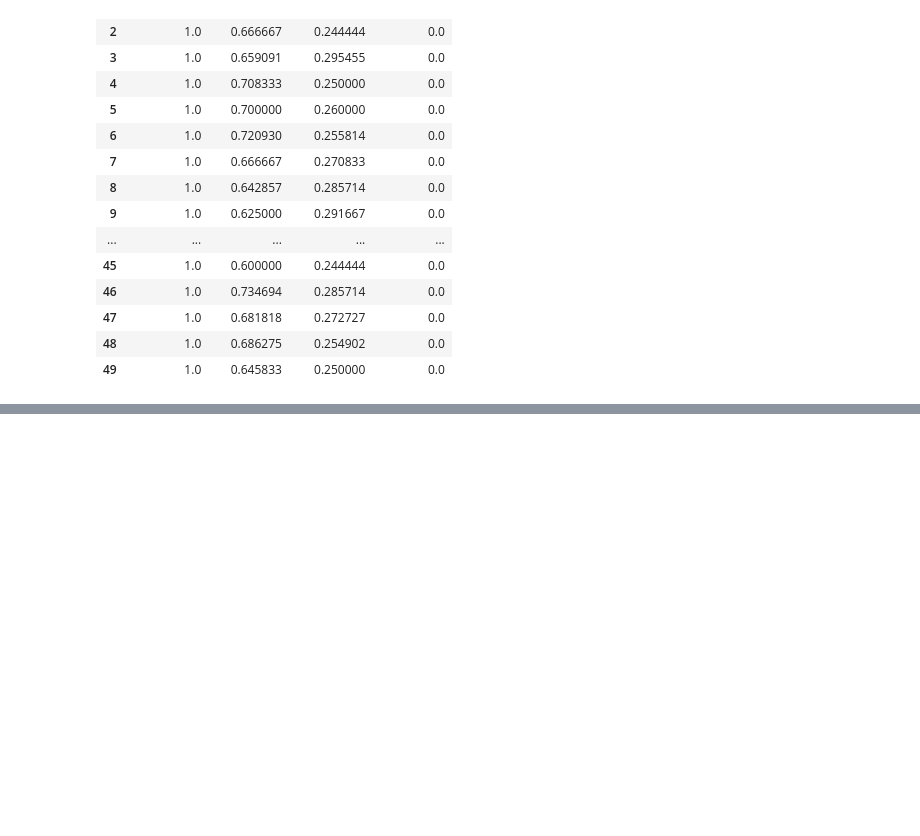
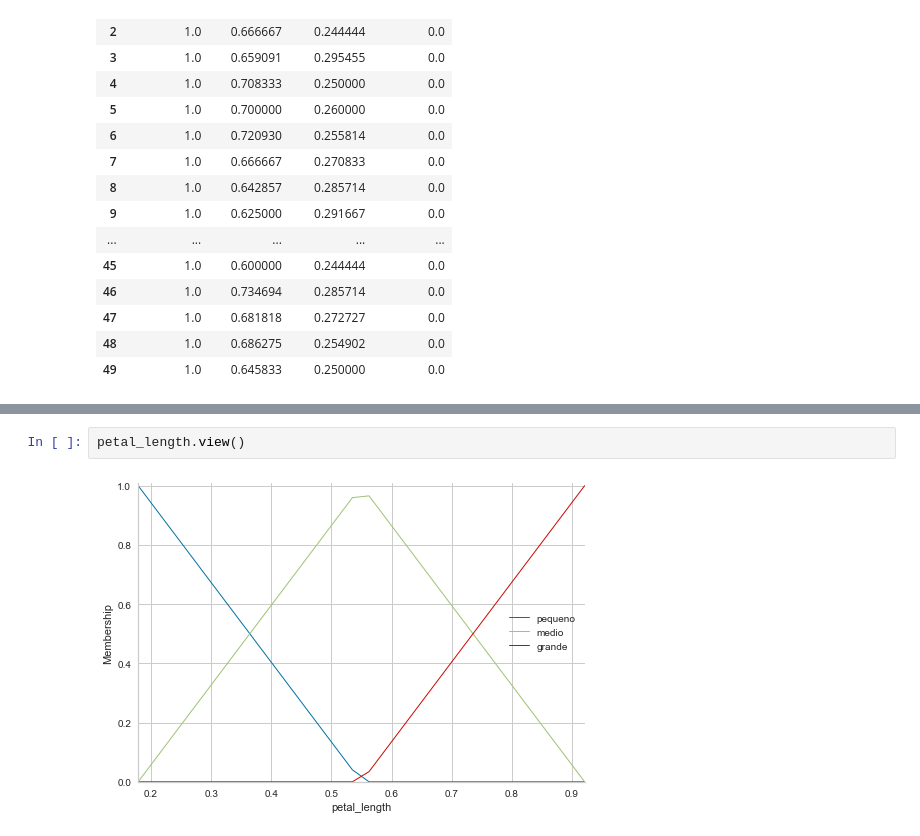
Before and after one commit to anfsantana/matc98-tcc2, a Jupyter notebook: TCC2.ipynb, the cells around one changed output, grey strips where cells are left out. Drawn from its saved outputs; the diff is of its cells as text; blank space fills up the shorter version.

```diff
--- a/TCC2.ipynb
+++ b/TCC2.ipynb
@@ -509,0 +763,4 @@ visu.show()
+# %%
+petal_length.view()
+# %% [output]
+[figure, added]
```
Also changed, not shown: parts of 60 cells of this notebook, 1 other file.
